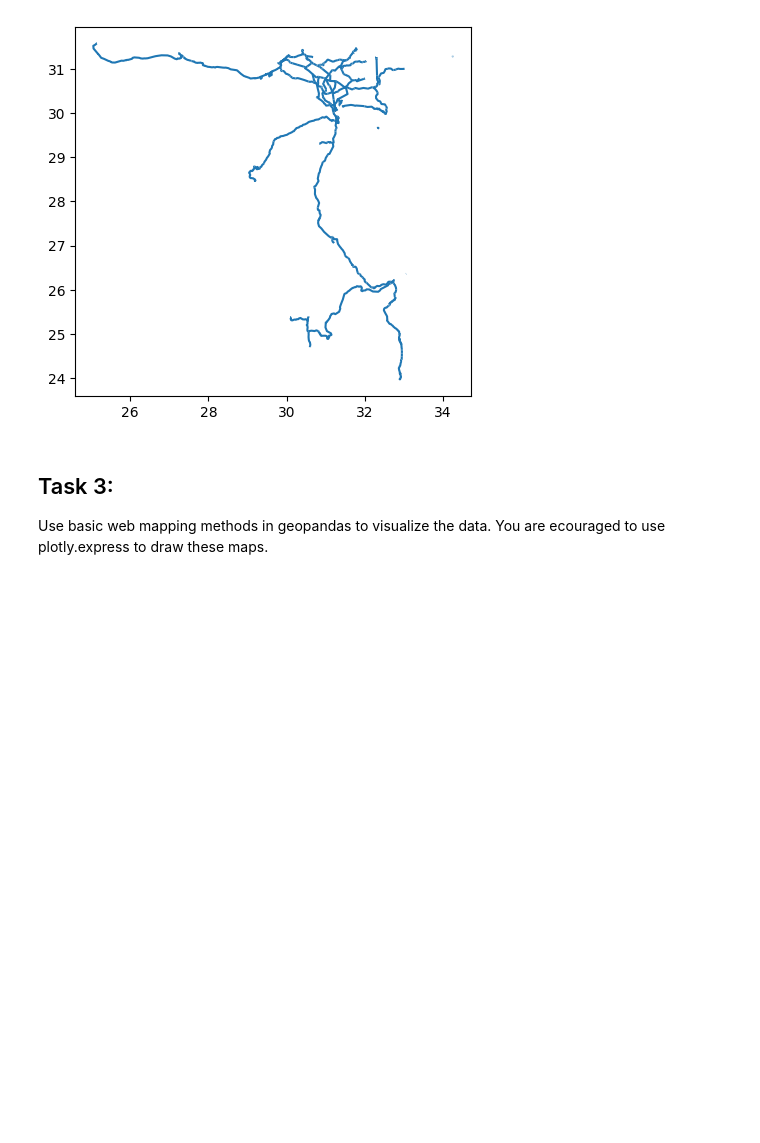
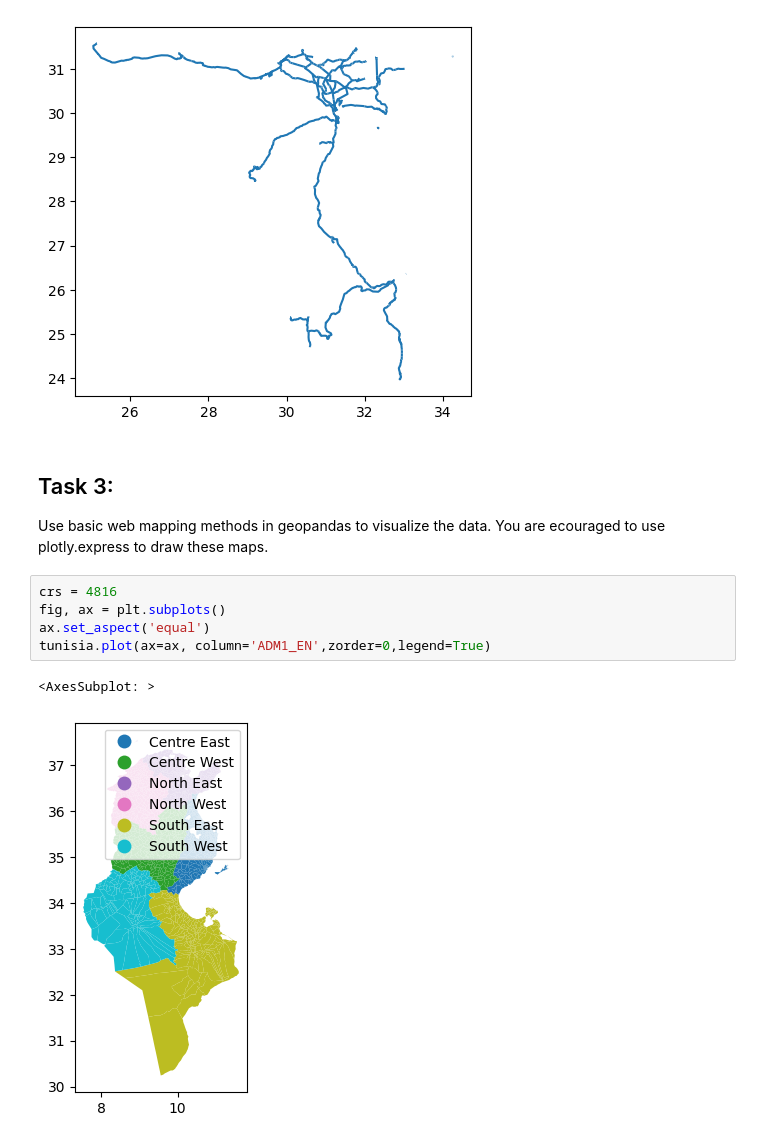
Before and after one commit to radleyciego/geocomputation, a Jupyter notebook: labs/lab_6.ipynb, the cells around one changed output. Cells and saved outputs as stored; diff of their text form; blank space fills up the shorter version.

```diff
--- a/labs/lab_6.ipynb
+++ b/labs/lab_6.ipynb
@@ -135,3 +133,11 @@ egypt.plot()
 # %% [markdown]
 ## Task 3:
 Use basic web mapping methods in geopandas to visualize the data. You are ecouraged to use plotly.express to draw these maps.
+# %%
+crs = 4816
+fig, ax = plt.subplots()
+ax.set_aspect('equal')
+tunisia.plot(ax=ax, column='ADM1_EN',zorder=0,legend=True)
+# %% [output]
+<AxesSubplot: >
+[figure, added]
```
Also changed, not shown: parts of 2 cells of this notebook.
